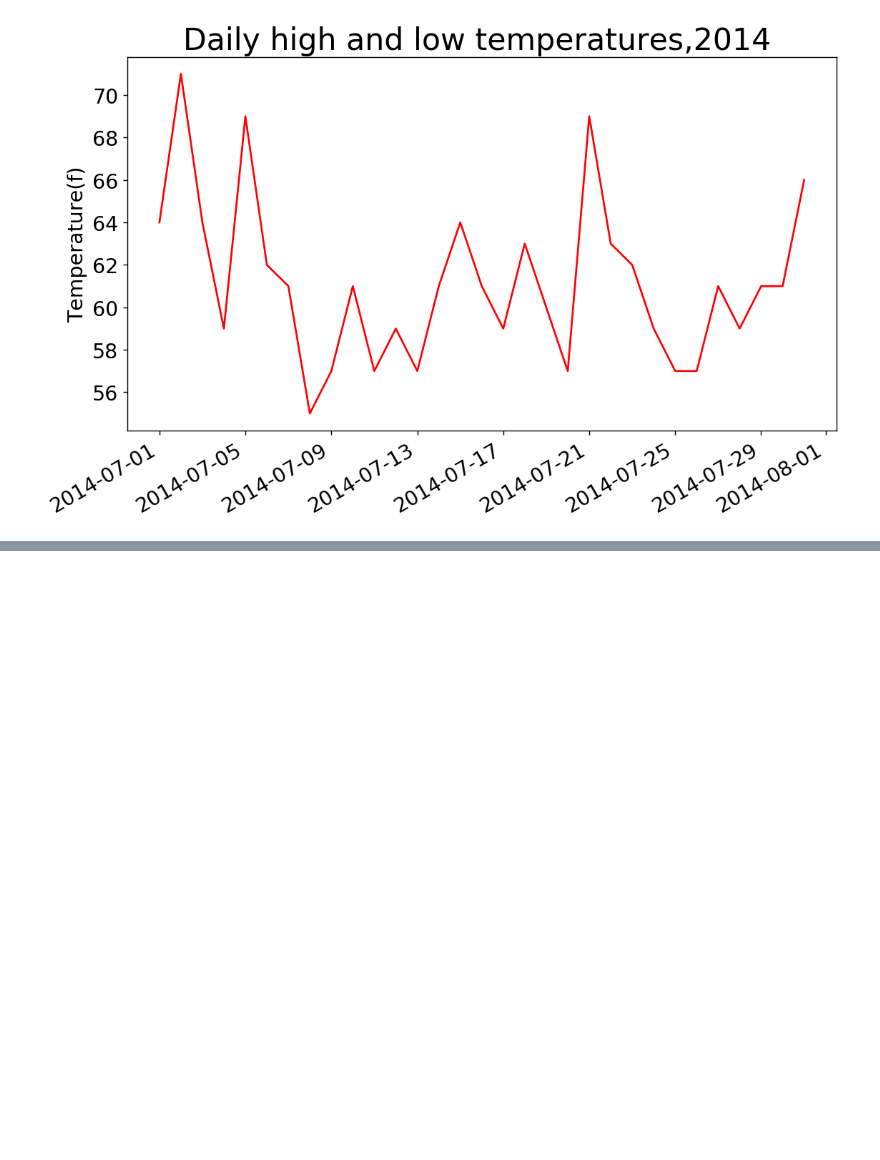
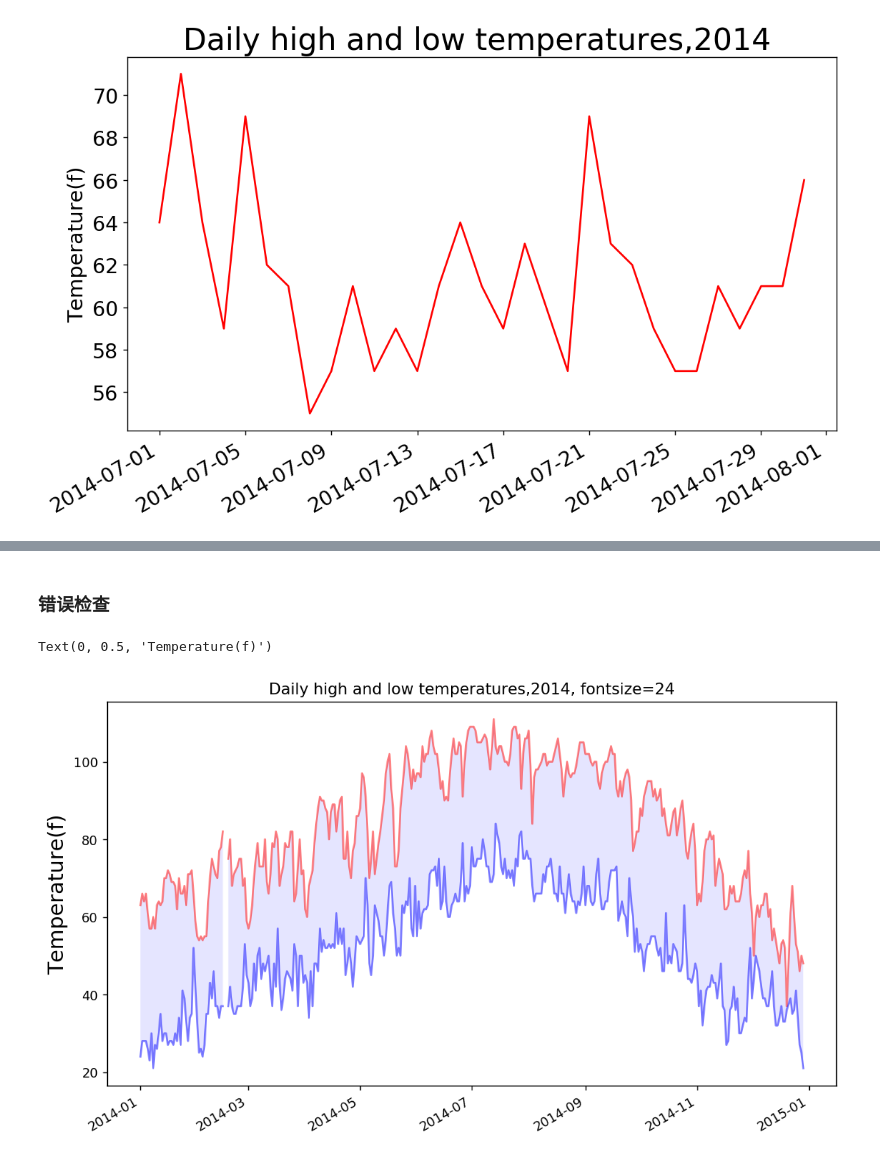
Before and after one commit to chenboshuo/learn_python, a Jupyter notebook: jupyter_note/data_visualization.ipynb, the cells around one changed output, grey strips where cells are left out. Cells and saved outputs as stored; diff of their text form; code cells hidden in the pictures; blank space fills up the shorter version.

Commit message:
错误检查

```diff
--- a/jupyter_note/data_visualization.ipynb
+++ b/jupyter_note/data_visualization.ipynb
@@ -577,0 +627,33 @@ plt.tick_params(axis='both', which='major', labelsize=16)
+# %% [markdown]
+### 错误检查
+# %%
+from datetime import datetime
+import pandas as pd
+
+from matplotlib import pyplot as plt
+
+def format_time(time):
+    return datetime.strptime(time,'%Y-%m-%d')
+# 从文件中获取日期和最高气温
+filename = 'text_files/death_valley_2014.csv'
+df = pd.read_csv(filename)
+
+dates = list(map(format_time,df.PST)) ###### 果然又变了
+highs = df['Max TemperatureF']
+lows = df['Min TemperatureF']
+
+
+# 根据数据绘制图形
+fig = plt.figure(dpi=128, figsize=(10,6))
+plt.plot(dates,highs, c='red',alpha=0.5)
+plt.plot(dates,lows, c='blue', alpha=0.5)
+plt.fill_between(dates,highs,lows,facecolor='blue', alpha=0.1)# alpha表示透明度，0完全透明，1完全不透明
+                                    # facecolor 为填充区域的颜色
+# 设置图像格式
+plt.title('Daily high and low temperatures,2014, fontsize=24')
+plt.xlabel('',fontsize=16)
+fig.autofmt_xdate() # 调用该函数绘制倾斜的日期
+plt.ylabel('Temperature(f)', fontsize=16)
+# %% [output]
+Text(0, 0.5, 'Temperature(f)')
+[figure, added]
```
Also changed, not shown: parts of 5 cells of this notebook, 1 other file.
